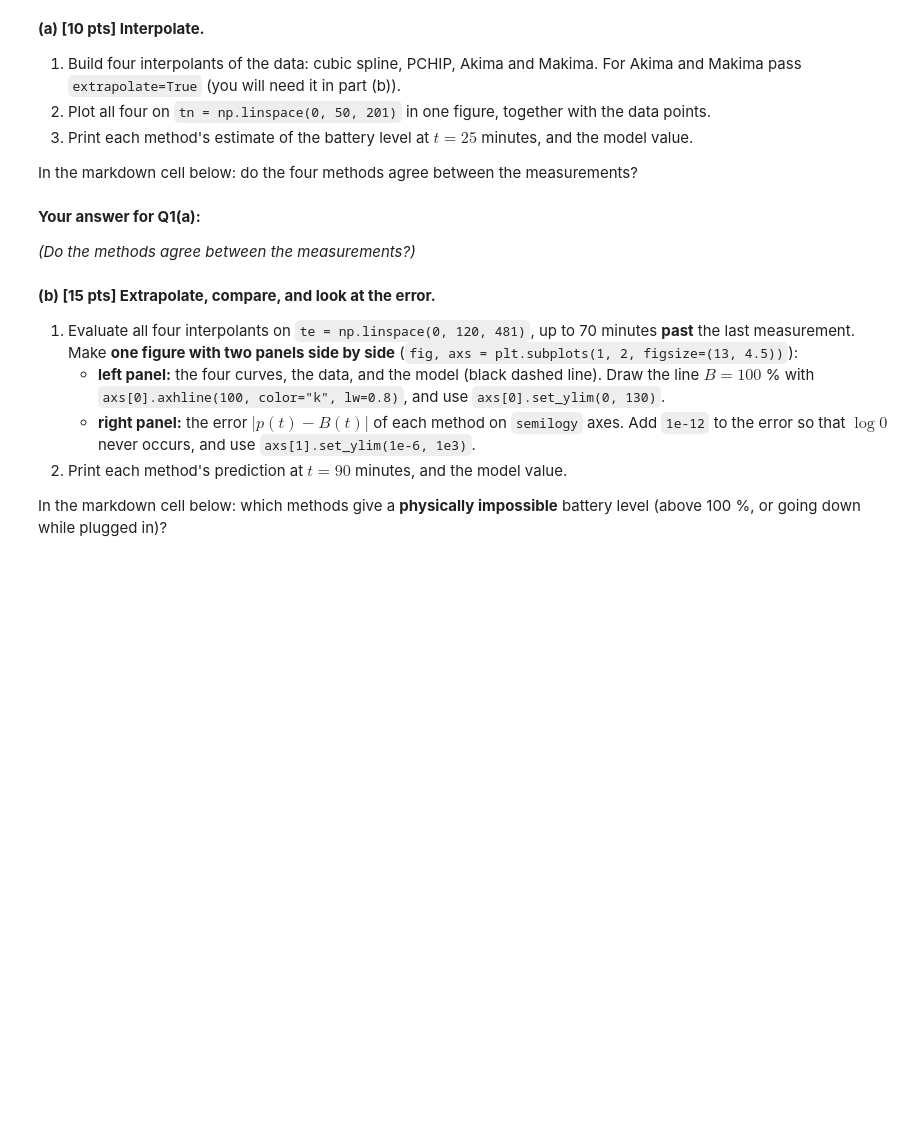
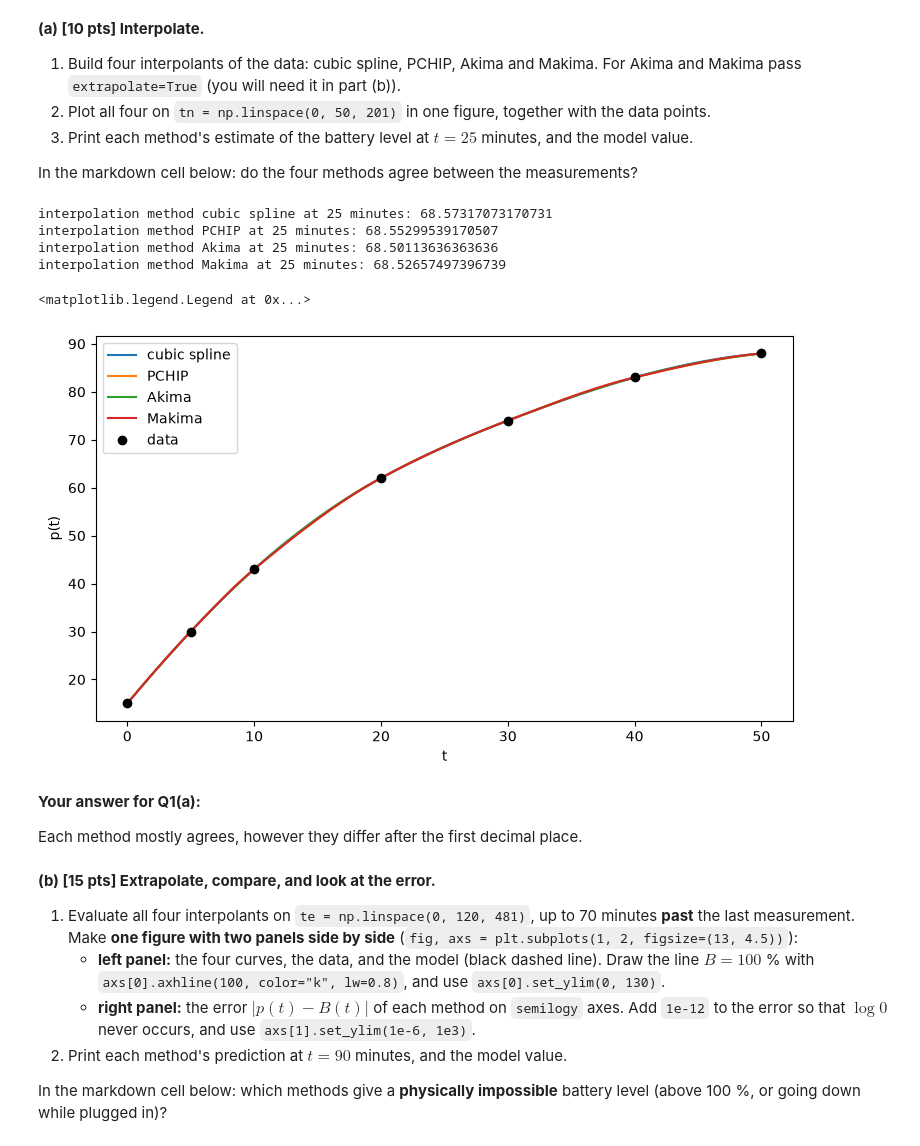
Before and after one commit to silasProgram/Math300_ClassRepo, a Jupyter notebook: assignments/assignmentIV.ipynb, the cells around one changed output. Drawn from its saved outputs; the diff is of its cells as text; code cells hidden in the pictures; blank space fills up the shorter version.

```diff
--- a/assignments/assignmentIV.ipynb
+++ b/assignments/assignmentIV.ipynb
@@ -63,11 +63,34 @@ def battery_model(t):
 
 In the markdown cell below: do the four methods agree between the measurements?
 # %%
-# TODO: your code for Q1(a) here
+names = ["cubic spline", "PCHIP", "Akima", "Makima"]
+methods = [
+           si.CubicSpline(t, B),
+           si.PchipInterpolator(t, B),
+           si.Akima1DInterpolator(t, B, extrapolate = True),
+           si.Akima1DInterpolator(t, B, method="makima", extrapolate = True)]
+
+
+
+tn = np.linspace(0, 50, 201)
+fig, ax = plt.subplots(figsize = (9,5))
+for name, p in zip(names, methods):
+    ax.plot(tn, p(tn), label = name)
+    print(f"interpolation method {name} at 25 minutes: {p(25)}")
+ax.plot(t, B,"ko" ,label = "data")
+ax.set_xlabel("t"); ax.set_ylabel("p(t)")
+ax.legend()
+# %% [output]
+interpolation method cubic spline at 25 minutes: 68.57317073170731
+interpolation method PCHIP at 25 minutes: 68.55299539170507
+interpolation method Akima at 25 minutes: 68.50113636363636
+interpolation method Makima at 25 minutes: 68.52657497396739
+<matplotlib.legend.Legend at 0x...>
+[figure, added]
 # %% [markdown]
 **Your answer for Q1(a):**
 
-*(Do the methods agree between the measurements?)*
+Each method mostly agrees, however they differ after the first decimal place.
 # %% [markdown]
 **(b) [15 pts] Extrapolate, compare, and look at the error.**
 1. Evaluate all four interpolants on `te = np.linspace(0, 120, 481)`, up to 70 minutes **past** the last measurement. Make **one figure with two panels side by side** (`fig, axs = plt.subplots(1, 2, figsize=(13, 4.5))`):
```
Also changed, not shown: parts of 5 cells of this notebook.
